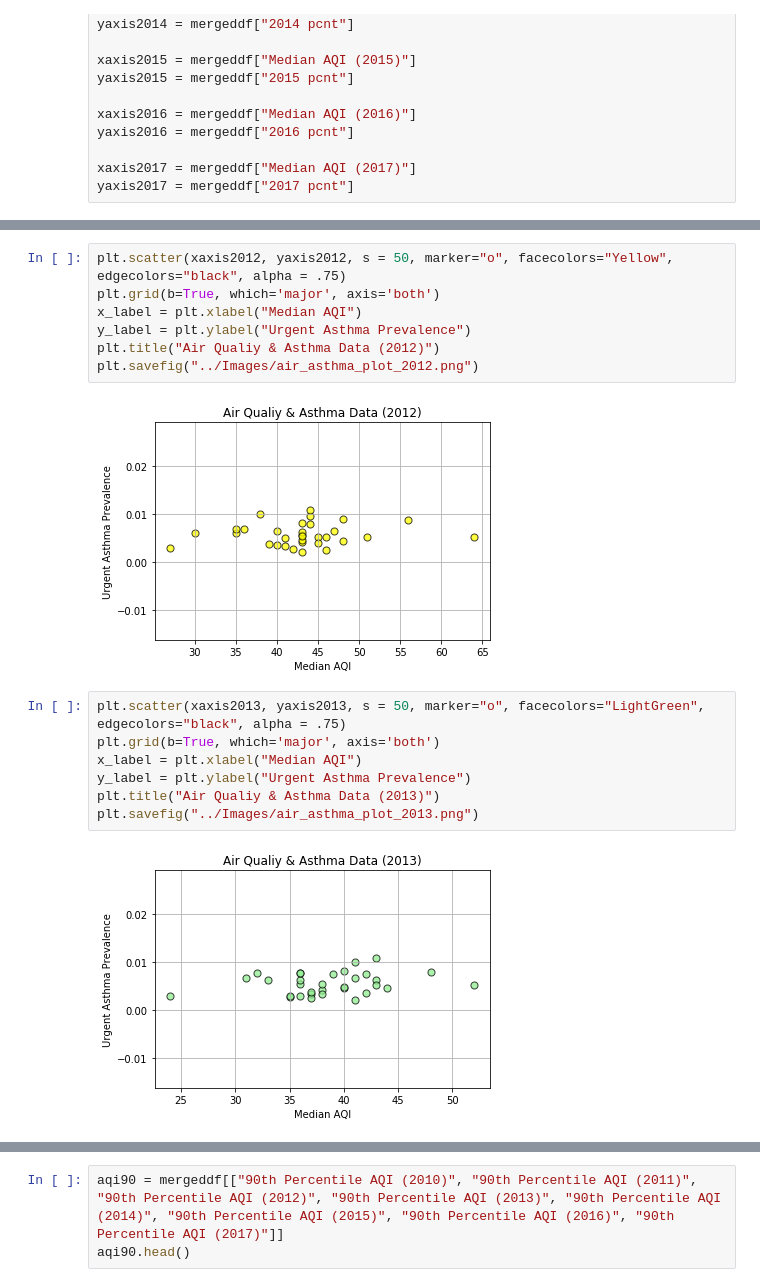
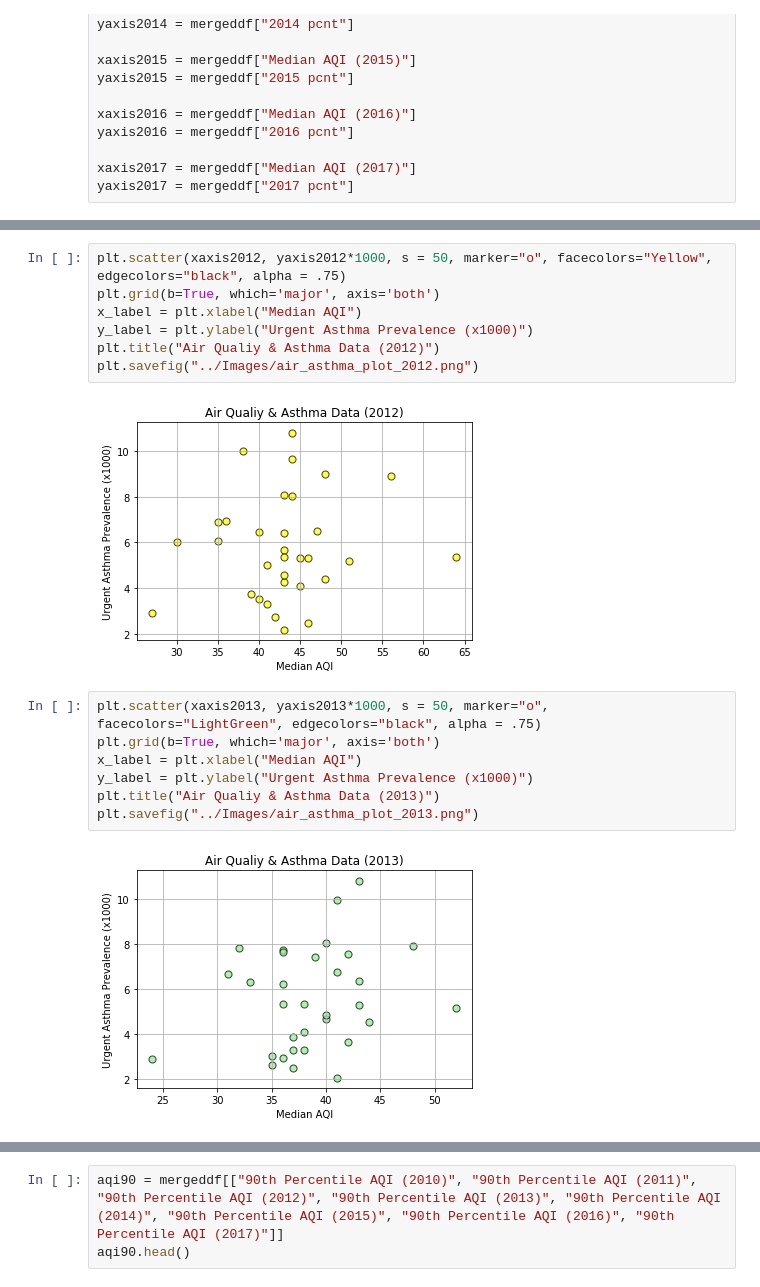
Before and after one commit to ghteds/healthproject, a Jupyter notebook: Code/Air & Asthma.ipynb, the cells around one changed output, grey strips where cells are left out. Cells and saved outputs as stored; diff of their text form.

```diff
--- a/Code/Air & Asthma.ipynb
+++ b/Code/Air & Asthma.ipynb
@@ -165,19 +167,19 @@ plt.savefig("../Images/air_asthma_plot_2011.png")
 # %%
-plt.scatter(xaxis2012, yaxis2012, s = 50, marker="o", facecolors="Yellow", edgecolors="black", alpha = .75)
+plt.scatter(xaxis2012, yaxis2012*1000, s = 50, marker="o", facecolors="Yellow", edgecolors="black", alpha = .75)
 plt.grid(b=True, which='major', axis='both')
 x_label = plt.xlabel("Median AQI")
-y_label = plt.ylabel("Urgent Asthma Prevalence")
+y_label = plt.ylabel("Urgent Asthma Prevalence (x1000)")
 plt.title("Air Qualiy & Asthma Data (2012)")
 plt.savefig("../Images/air_asthma_plot_2012.png")
 # %% [output]
-[figure, old version]
+[figure, new version]
 # %%
-plt.scatter(xaxis2013, yaxis2013, s = 50, marker="o", facecolors="LightGreen", edgecolors="black", alpha = .75)
+plt.scatter(xaxis2013, yaxis2013*1000, s = 50, marker="o", facecolors="LightGreen", edgecolors="black", alpha = .75)
 plt.grid(b=True, which='major', axis='both')
 x_label = plt.xlabel("Median AQI")
-y_label = plt.ylabel("Urgent Asthma Prevalence")
+y_label = plt.ylabel("Urgent Asthma Prevalence (x1000)")
 plt.title("Air Qualiy & Asthma Data (2013)")
 plt.savefig("../Images/air_asthma_plot_2013.png")
 # %% [output]
-[figure, old version]
+[figure, new version]
 # %%
```
Also changed, not shown: parts of 27 cells of this notebook, 54 other files.
